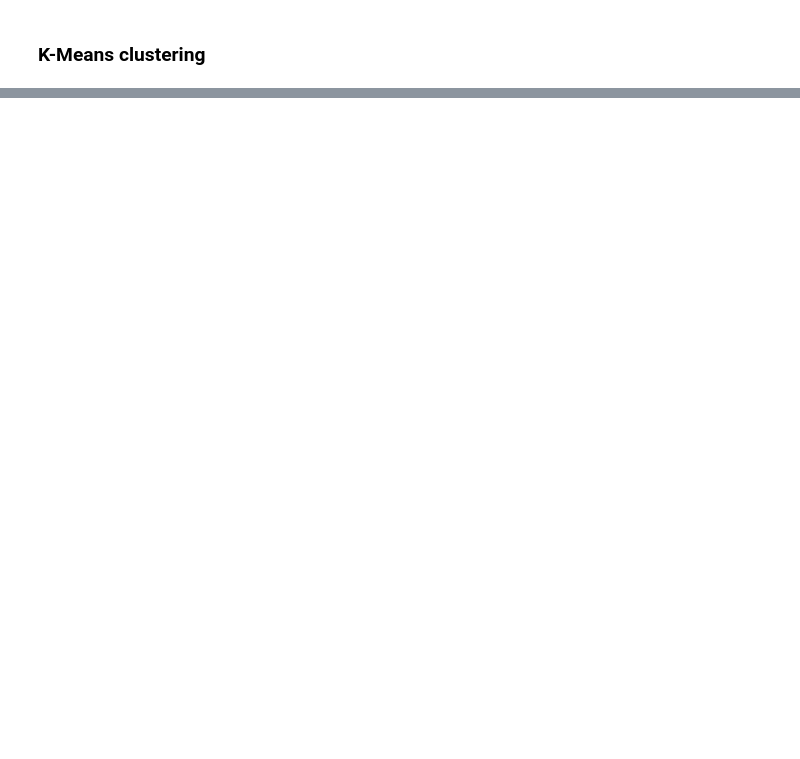
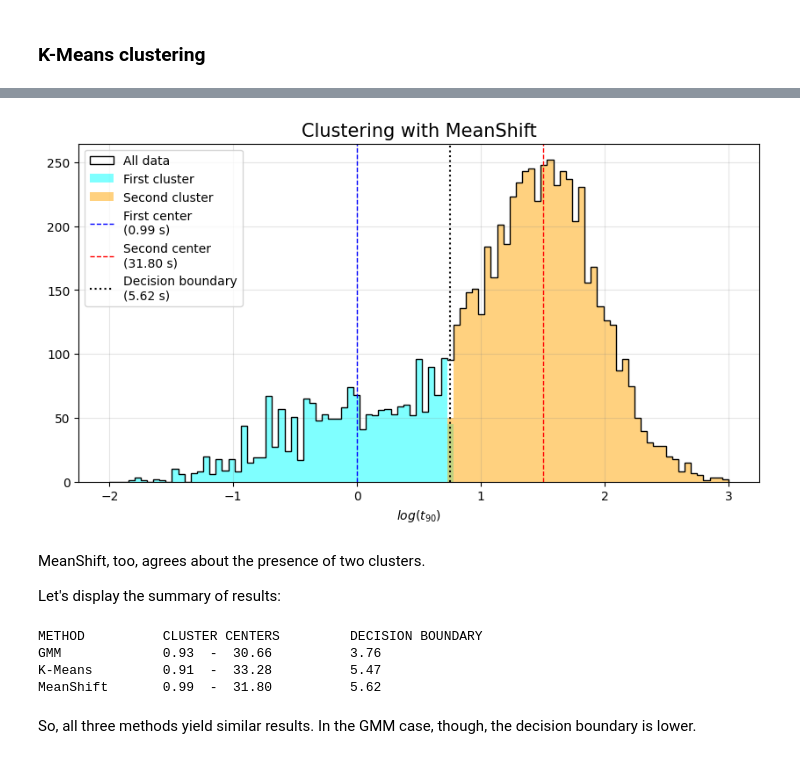
Before and after one commit to Alice-Palladino/astrostatistics_bicocca_2024, a Jupyter notebook: working/L14 - Gamma Ray Bursts.ipynb, the cells around one changed output, grey strips where cells are left out. Cells and saved outputs as stored; diff of their text form; code cells hidden in the pictures; blank space fills up the shorter version.

```diff
--- a/working/L14 - Gamma Ray Bursts.ipynb
+++ b/working/L14 - Gamma Ray Bursts.ipynb
@@ -269,0 +300,31 @@ plt.show()
+# %%
+plt.figure(figsize=(10, 5))
+plt.hist(logt90, bins=np.linspace(-2, 3, 100), color='black', histtype = 'step', linewidth=1, label = 'All data')
+plt.hist(logt90[labels_ms_t90==0], bins=np.linspace(-2, 3, 100), color='cyan', alpha = 0.5, label = 'First cluster')
+plt.hist(logt90[labels_ms_t90==1], bins=np.linspace(-2, 3, 100), color='orange', alpha = 0.5, label = 'Second cluster')
+plt.axvline(centers_ms_t90[0], c = 'blue', lw = 1, ls = '--', label = 'First center\n(%.2f s)' % 10**centers_ms_t90[0][0])
+plt.axvline(centers_ms_t90[1], c = 'red', lw = 1, ls = '--', label = 'Second center\n(%.2f s)' % 10**centers_ms_t90[1][0])
+plt.axvline(decision_boundary_ms_t90, c = 'black', lw = 1.5, ls = ':', label = 'Decision boundary\n(%.2f s)' % 10**decision_boundary_ms_t90)
+plt.grid(c='grey', alpha = 0.2)
+plt.xlabel('$log(t_{90})$')
+plt.title('Clustering with MeanShift', fontsize = 15)
+plt.legend(loc='upper left')
+plt.show()
+# %% [output]
+[figure, added]
+# %% [markdown]
+MeanShift, too, agrees about the presence of two clusters.
+
+Let's display the summary of results:
+# %%
+print('METHOD\t\tCLUSTER CENTERS\t\tDECISION BOUNDARY')
+print('GMM\t\t%.2f  -  %.2f\t\t%.2f' % (10**means_t90[0], 10**means_t90[1], 10**decision_boundary_gmm_t90))
+print('K-Means\t\t%.2f  -  %.2f\t\t%.2f' % (10**centers_km_t90[0][0], 10**centers_km_t90[1][0], 10**decision_boundary_km_t90))
+print('MeanShift\t%.2f  -  %.2f\t\t%.2f' % (10**centers_ms_t90[0][0], 10**centers_ms_t90[1][0], 10**decision_boundary_ms_t90))
+# %% [output]
+METHOD          CLUSTER CENTERS         DECISION BOUNDARY
+GMM             0.93  -  30.66          3.76
+K-Means         0.91  -  33.28          5.47
+MeanShift       0.99  -  31.80          5.62
+# %% [markdown]
+So, all three methods yield similar results. In the GMM case, though, the decision boundary is lower.
```
Also changed, not shown: parts of 68 cells of this notebook.
